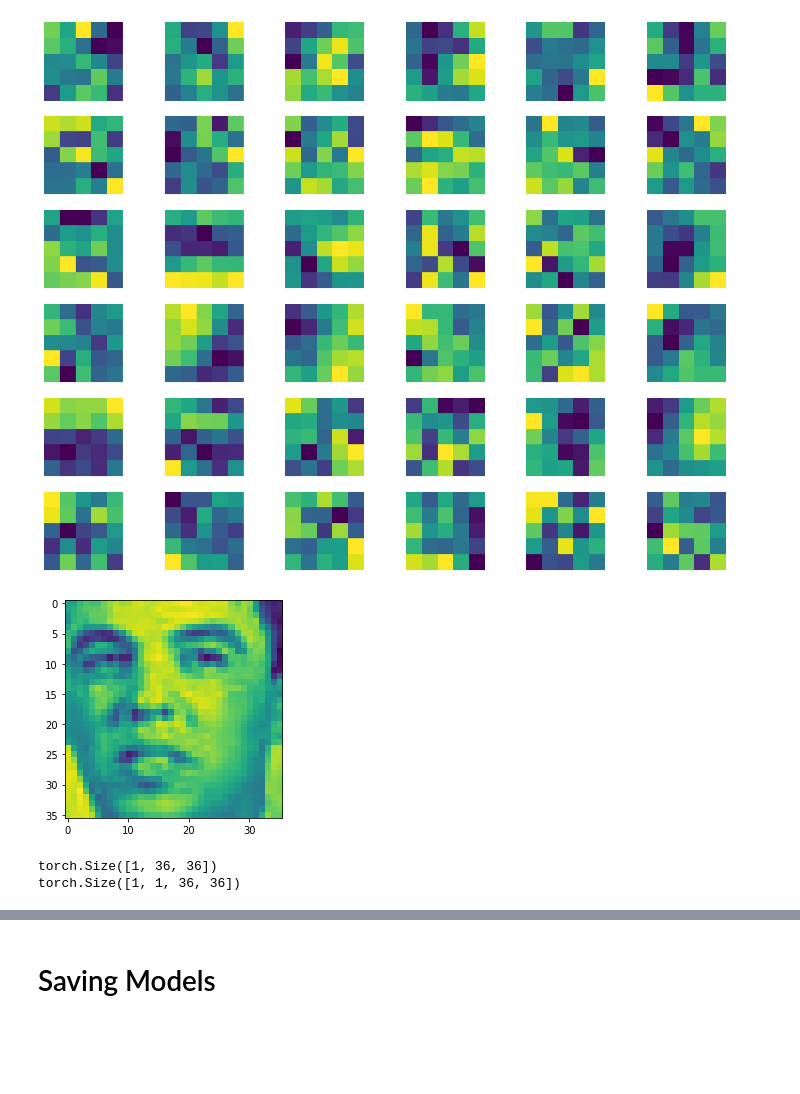
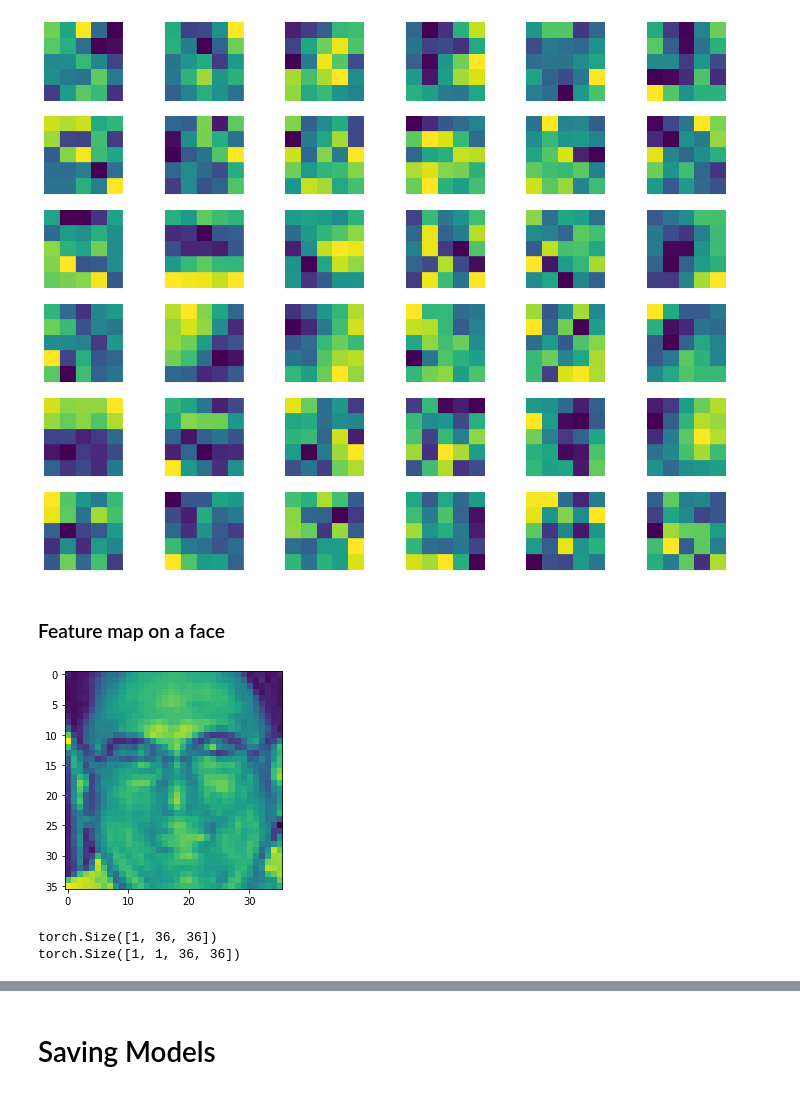
Before and after one commit to PierrePetrella/face_detection, a Jupyter notebook: face_detection.ipynb, the cells around one changed output, grey strips where cells are left out. Drawn from its saved outputs; the diff is of its cells as text; code cells hidden in the pictures; blank space fills up the shorter version.

Commit message:
viz feature map on no face data

```diff
--- a/face_detection.ipynb
+++ b/face_detection.ipynb
@@ -467,25 +467,27 @@ for i, filter in enumerate(model_weights[1]):
 plt.show()
 # %% [output]
 [figure]
+# %% [markdown]
+### Feature map on a face
 # %%
 from PIL import Image
-img = Image.open('./start_deep/train_images/1/Image000605.pgm')
+img = Image.open('./start_deep/test_images/1/7_0__t0,0_r0_s1.pgm')
 plt.imshow(img)
 plt.show()
 # define the transforms
 transform = transforms.Compose(
     [transforms.Grayscale(),
      transforms.ToTensor(),
      transforms.Normalize(mean=(0,),std=(1,))])
 
 # apply the transforms
 img = transform(img)
 print(img.size())
 # unsqueeze to add a batch dimension
 img = img.unsqueeze(0)
 print(img.size())
 # %% [output]
-[figure, old version]
+[figure, new version]
 torch.Size([1, 36, 36])
 torch.Size([1, 1, 36, 36])
 # %%
```
Also changed, not shown: parts of 5 cells of this notebook.
